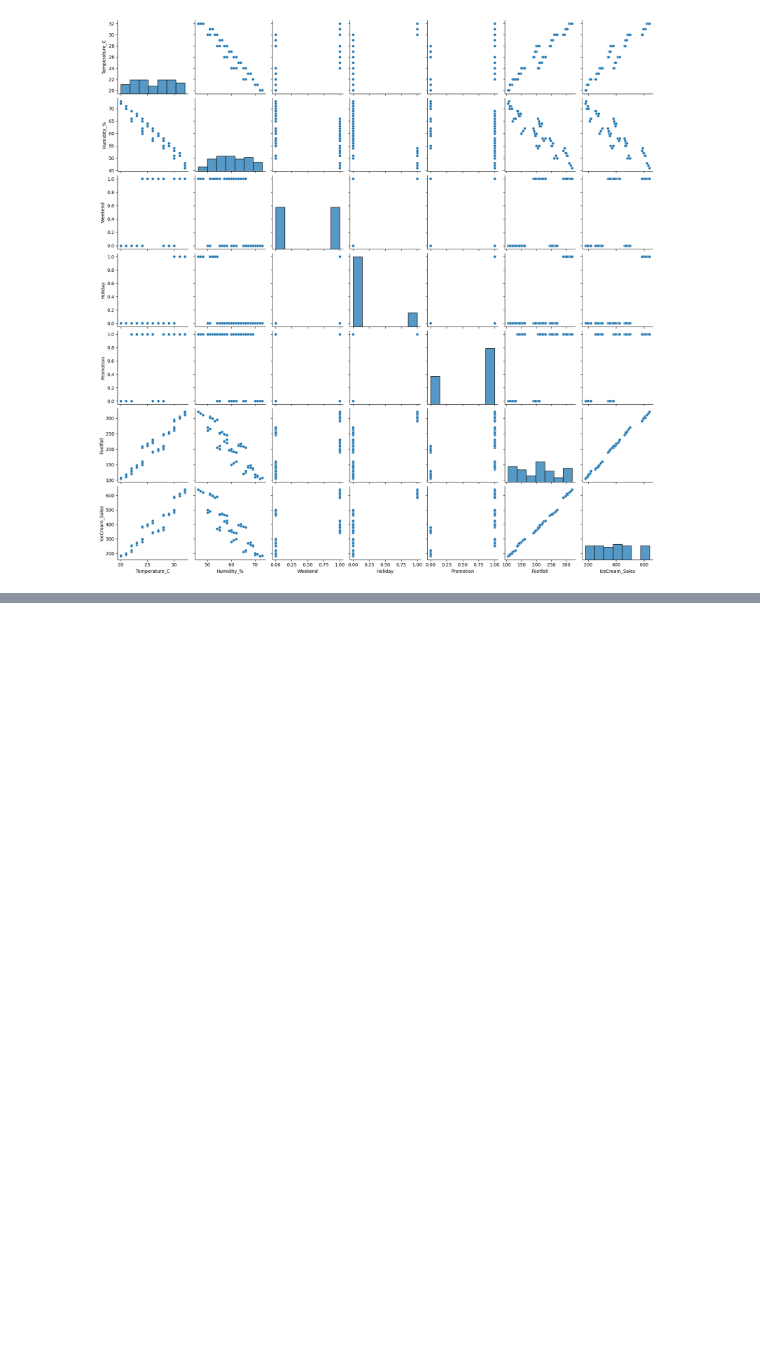
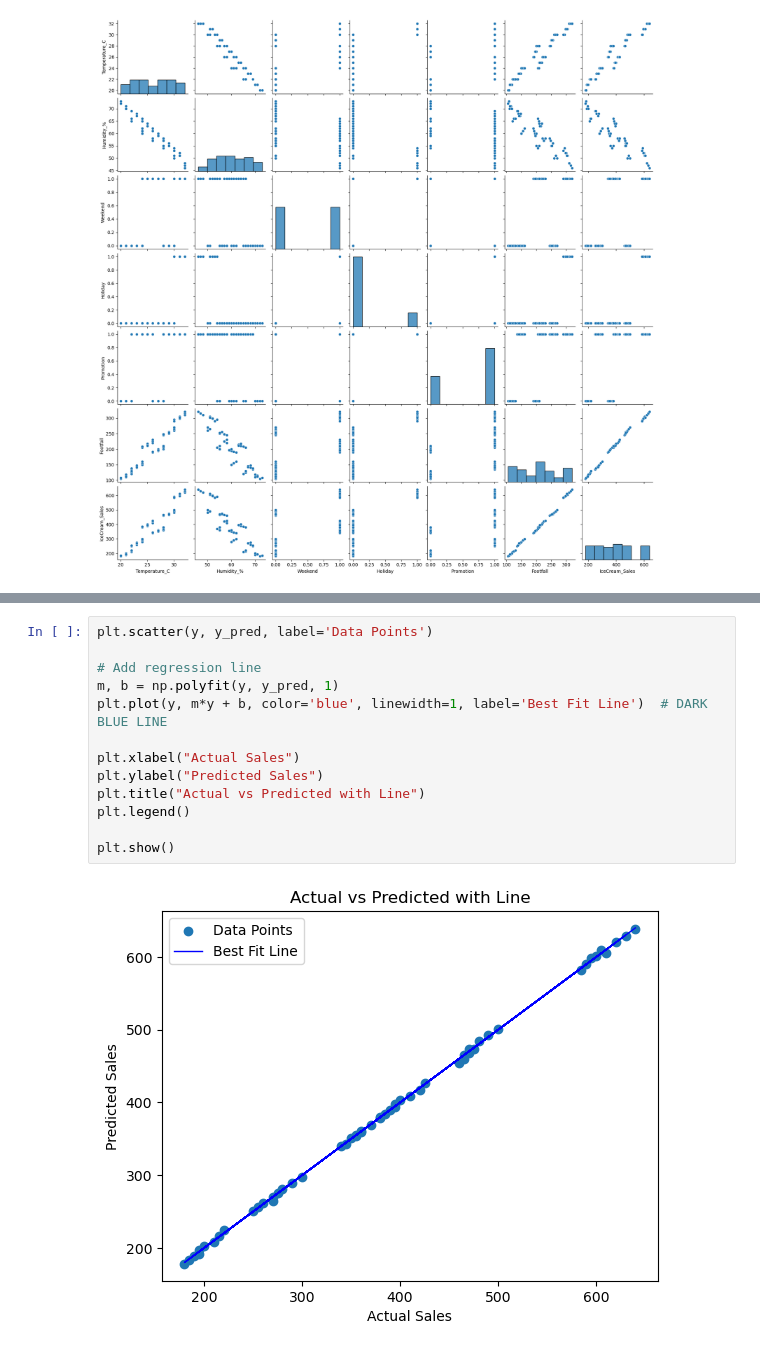
Before and after one commit to hetvi1422/ML, a Jupyter notebook: 2.Multiple linear regression/mulitiple indepndent feature.ipynb, the cells around one changed output, grey strips where cells are left out. Drawn from its saved outputs; the diff is of its cells as text; blank space fills up the shorter version.

```diff
--- a/2.Multiple linear regression/mulitiple indepndent feature.ipynb
+++ b/2.Multiple linear regression/mulitiple indepndent feature.ipynb
@@ -73,0 +92,15 @@ ValueError: Unrecognized marker style 0     120
+# %%
+plt.scatter(y, y_pred, label='Data Points')
+
+# Add regression line
+m, b = np.polyfit(y, y_pred, 1)
+plt.plot(y, m*y + b, color='blue', linewidth=1, label='Best Fit Line')  # DARK BLUE LINE
+
+plt.xlabel("Actual Sales")
+plt.ylabel("Predicted Sales")
+plt.title("Actual vs Predicted with Line")
+plt.legend()
+
+plt.show()
+# %% [output]
+[figure, added]
```
Also changed, not shown: parts of 7 cells of this notebook.
